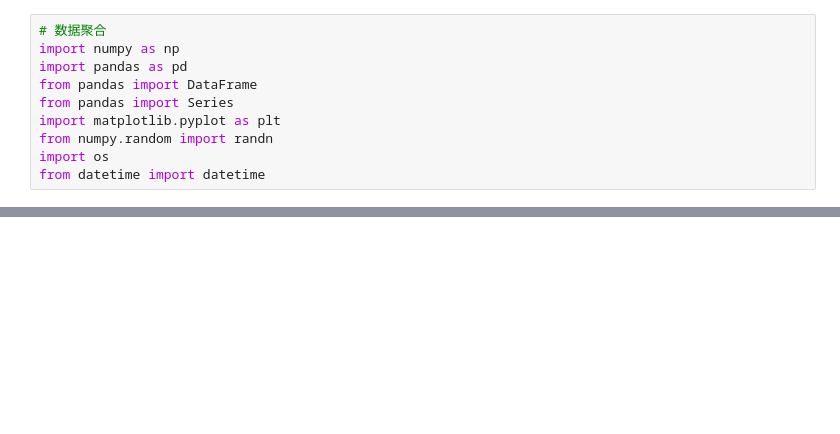
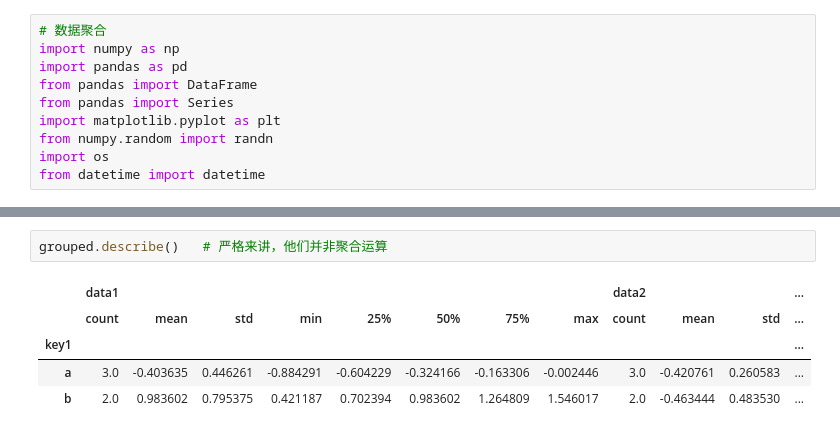
Before and after one commit to mengqi0315/python_for_data_analyst, a Jupyter notebook: My_python_for_data_analyst/char_10_2数据聚合和分组运算.ipynb, the cells around one changed output, grey strips where cells are left out. Cells and saved outputs as stored; diff of their text form; blank space fills up the shorter version.

```diff
--- a/My_python_for_data_analyst/char_10_2数据聚合和分组运算.ipynb
+++ b/My_python_for_data_analyst/char_10_2数据聚合和分组运算.ipynb
@@ -32,0 +43,8 @@ Name: data1, dtype: float64
+# %%
+grouped.describe()   # 严格来讲，他们并非聚合运算
+# %% [output]
+|  | data1 |  |  |  |  |  |  |  | data2 |  |  | ... |
+|  | count | mean | std | min | 25% | 50% | 75% | max | count | mean | std | ... |
+| key1 |  |  |  |  |  |  |  |  |  |  |  | ... |
+| a | 3.0 | -0.403635 | 0.446261 | -0.884291 | -0.604229 | -0.324166 | -0.163306 | -0.002446 | 3.0 | -0.420761 | 0.260583 | ... |
+| b | 2.0 | 0.983602 | 0.795375 | 0.421187 | 0.702394 | 0.983602 | 1.264809 | 1.546017 | 2.0 | -0.463444 | 0.483530 | ... |
```
Also changed, not shown: parts of 7 cells of this notebook.
